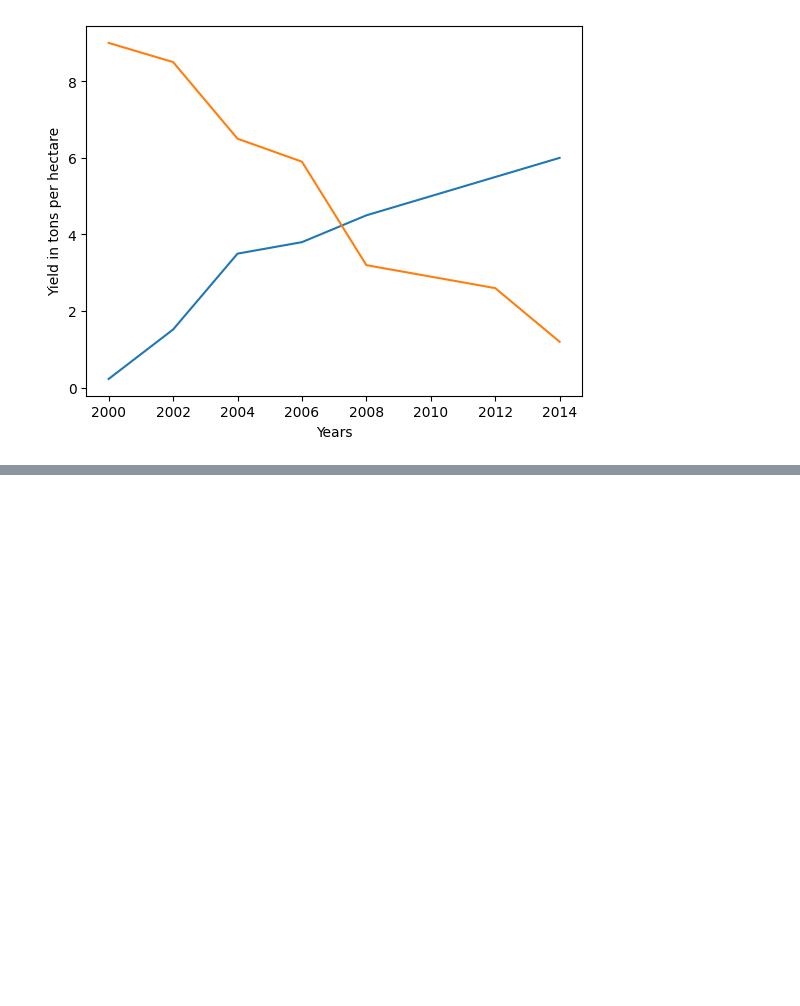
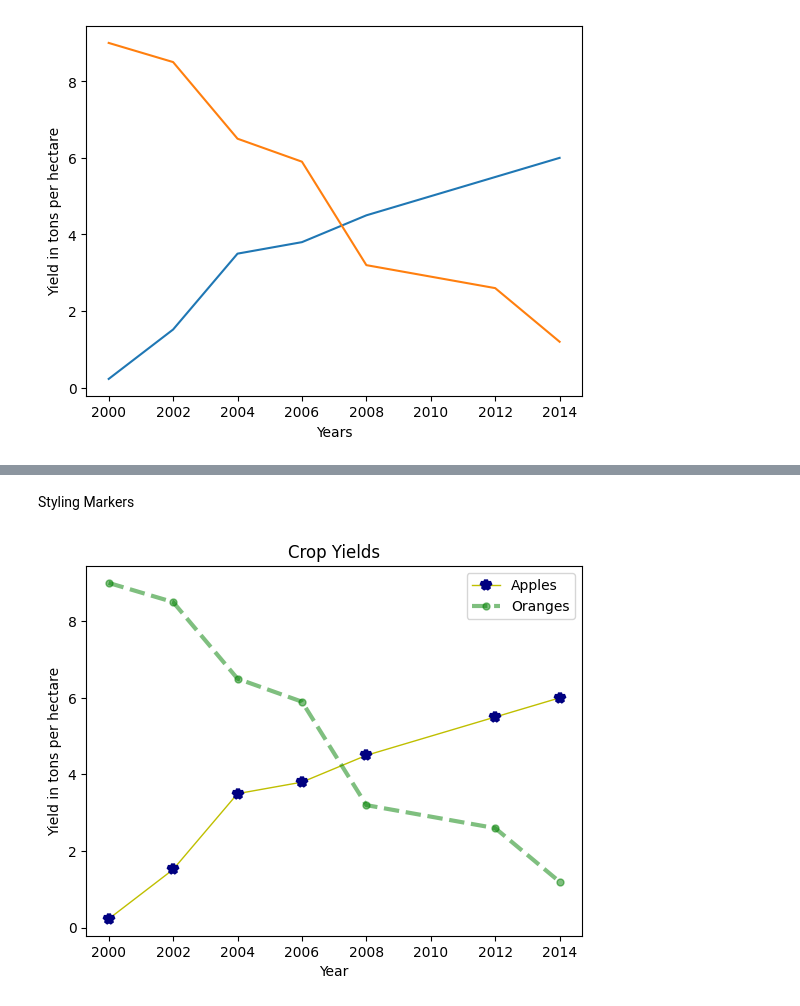
Before and after one commit to tavish7/Data-Visualization-in-Python, a Jupyter notebook: data_viz.ipynb, the cells around one changed output, grey strips where cells are left out. Drawn from its saved outputs; the diff is of its cells as text; code cells hidden in the pictures; blank space fills up the shorter version.

```diff
--- a/data_viz.ipynb
+++ b/data_viz.ipynb
@@ -41,0 +74,13 @@ plt.ylabel("Yield in tons per hectare");
+# %% [markdown]
+Styling Markers
+# %%
+plt.plot(years, yield_apples, marker='*', c='y', ls='-', lw=1, ms=7, mew=3, mec='navy')
+plt.plot(years, orange, marker='o', c='g', ls='--', lw=3, ms=5, alpha=.5)
+
+plt.xlabel('Year')
+plt.ylabel('Yield in tons per hectare')
+
+plt.title("Crop Yields")
+plt.legend(['Apples', 'Oranges']);
+# %% [output]
+[figure, added]
```
Also changed, not shown: parts of 39 cells of this notebook.
